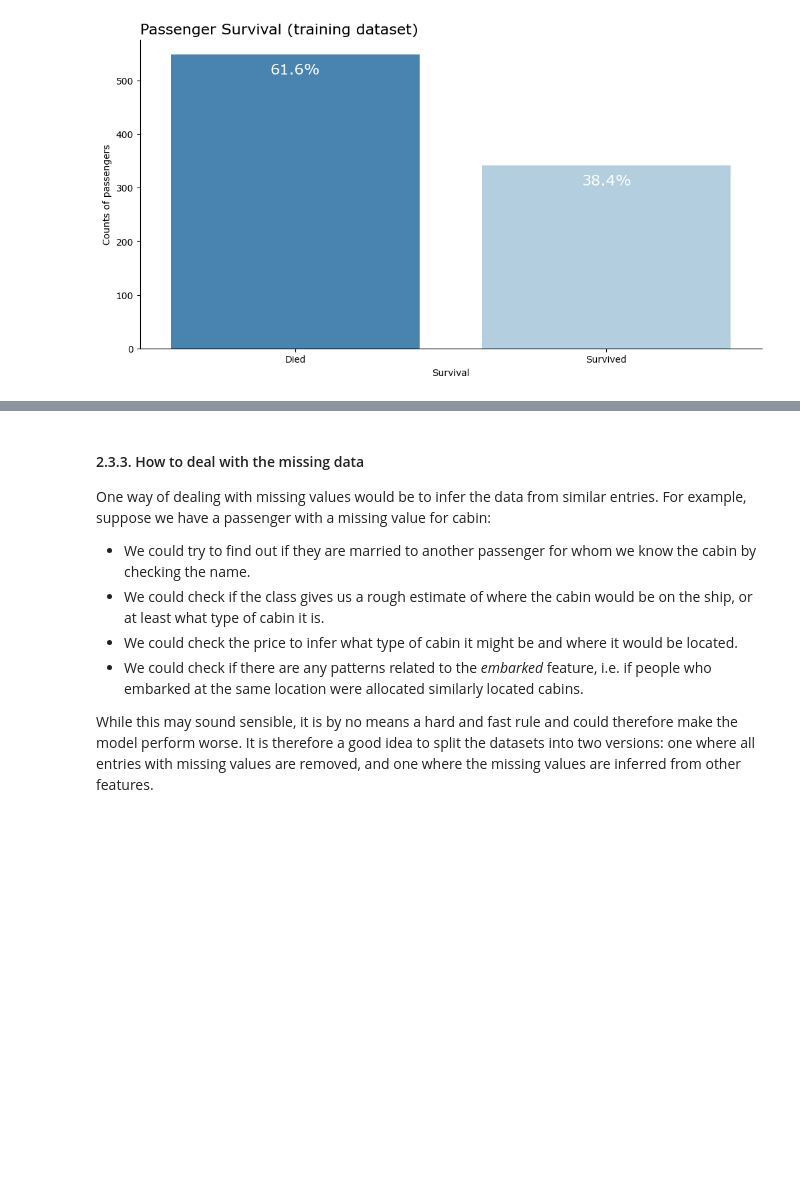
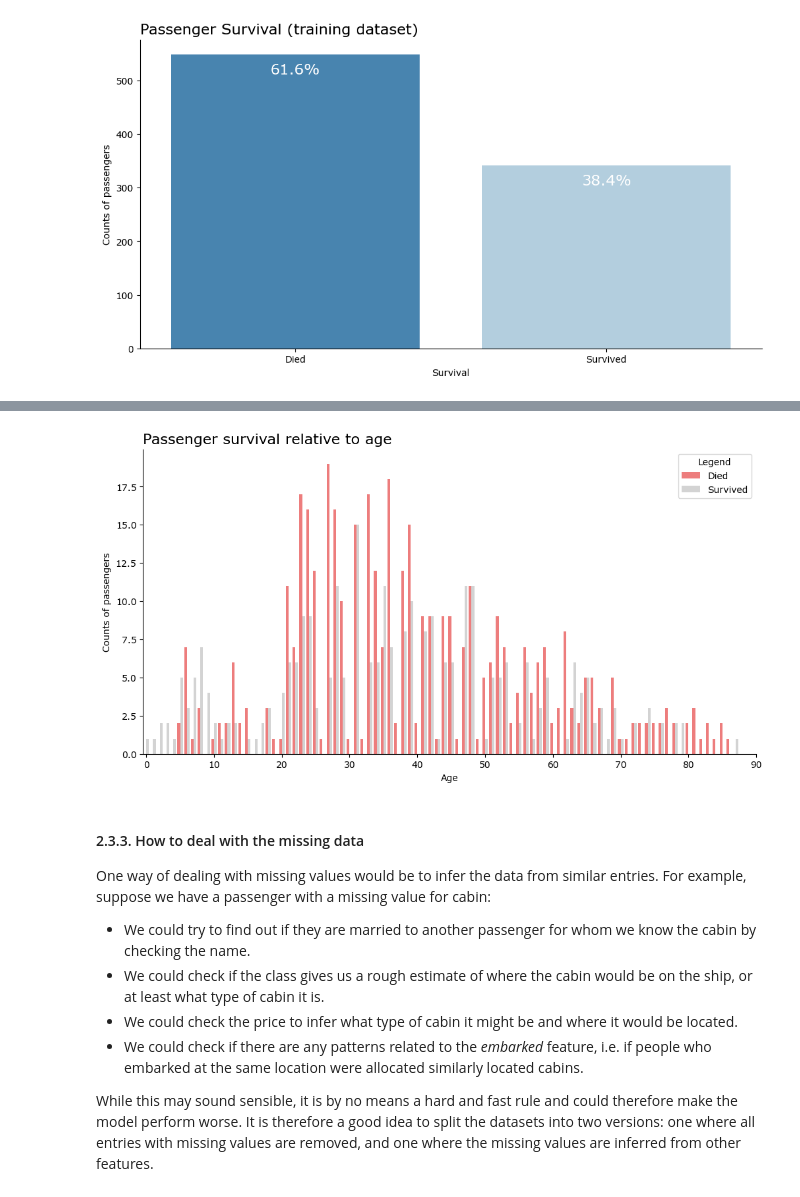
Before and after one commit to n3ur0mancer/kaggle_titanic_competition, a Jupyter notebook: titanic_comp_full.ipynb, the cells around one changed output, grey strips where cells are left out. Saved outputs shown, nothing was run; the diff lists cells and outputs as text; code cells hidden in the pictures; blank space fills up the shorter version.

```diff
--- a/titanic_comp_full.ipynb
+++ b/titanic_comp_full.ipynb
@@ -206,3 +235,27 @@ ValueError: could not convert string to float: 'Braund, Mr. Owen Harris'
+# %%
+# Creating a categorical plot
+plt.rcParams['font.family'] = "Verdana"
+plt.figure(figsize=(12, 6))
+
+plt.title("Passenger survival relative to age", loc="left", font="Verdana", fontsize=16)
+
+custom_palette = {0: "#FF6B6B", 1: "#D3D3D3"}
+
+ax = sns.countplot(x='Age', data=t_df_dropped, hue="Survived", palette=custom_palette)
+ax.set_ylabel("Counts of passengers")
+ax.set_xlabel("Age")
+
+custom_xtick_labels = ['0', '10', '20', '30', '40','50', '60', '70', '80', '90']
+ax.set_xticks(range(0, len(custom_xtick_labels) * 10, 10))
+ax.set_xticklabels(custom_xtick_labels)
+
+custom_legend = plt.legend(title="Legend", labels=["Died", "Survived"], loc="upper right")
+
+sns.despine(left=False, bottom=False)
+
+plt.show()
+# %% [output]
+[figure, added]
 # %% [markdown]
 #### 2.3.3. How to deal with the missing data
 
```
Also changed, not shown: parts of 6 cells of this notebook.
